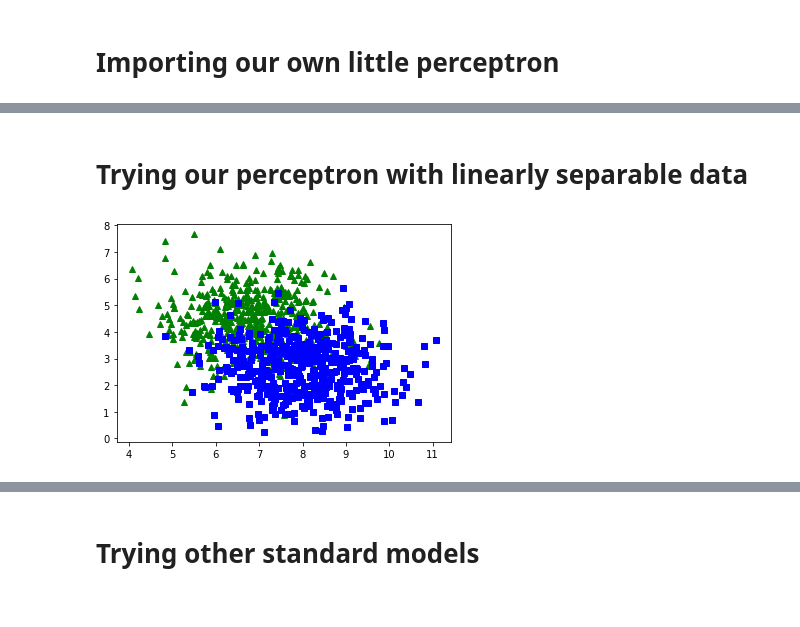
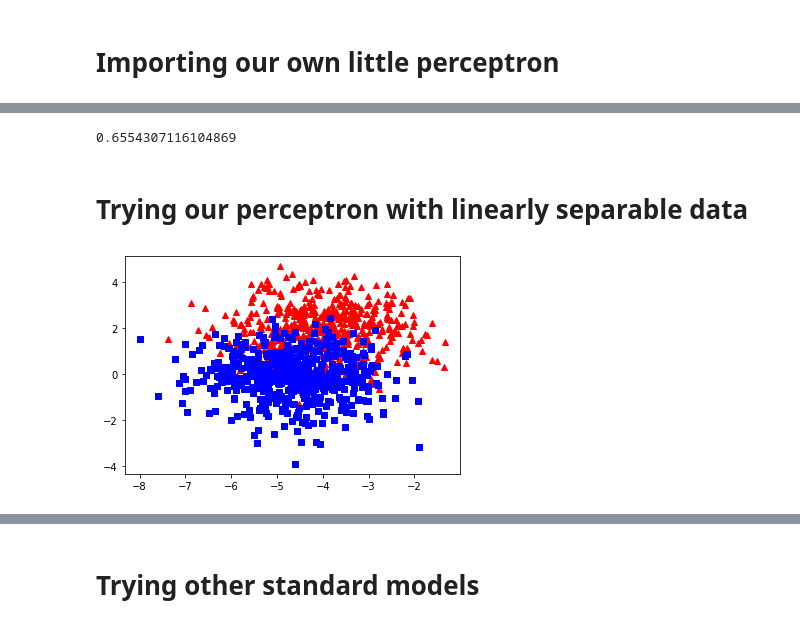
Before and after one commit to Pliploop/Perceptron_from_scratch, a Jupyter notebook: notebooks/EDA.ipynb, the cells around one changed output, grey strips where cells are left out. Cells and saved outputs as stored; diff of their text form; code cells hidden in the pictures.

```diff
--- a/notebooks/EDA.ipynb
+++ b/notebooks/EDA.ipynb
@@ -63,19 +60,23 @@ plt.plot(val_acc)
+# %%
+baby.score(X_val,y_val)
+# %% [output]
+0.6554307116104869
 # %% [markdown]
 # Trying our perceptron with linearly separable data
 # %%
 from sklearn import datasets
 from sklearn.model_selection import train_test_split
 
 
 
-X_2, y_2 = datasets.make_blobs(n_samples=1000, centers=2, n_features=2, center_box=(0, 10))
-y_2 = y_2*2-1
+X_2, y_2 = datasets.make_blobs(n_samples=1000, centers=2, n_features=2)
+y_2 = -(y_2*2-1)
 
-X_train_2, X_test_2, y_train_2, y_test_2 = train_test_split(X, y, test_size=0.33, random_state=42)
+# X_train_2, X_test_2, y_train_2, y_test_2 = train_test_split(X, y, test_size=0.33, random_state=42)
 
-plt.plot(X_2[:, 0][y_2 == -1], X_2[:, 1][y_2 == -1], 'g^')
+plt.plot(X_2[:, 0][y_2 == -1], X_2[:, 1][y_2 == -1], 'r^')
 plt.plot(X_2[:, 0][y_2 == 1], X_2[:, 1][y_2 == 1], 'bs')
 plt.show()
 # %% [output]
-[figure, old version]
+[figure, new version]
 # %%
```
Also changed, not shown: parts of 18 cells of this notebook, 1 other file.
